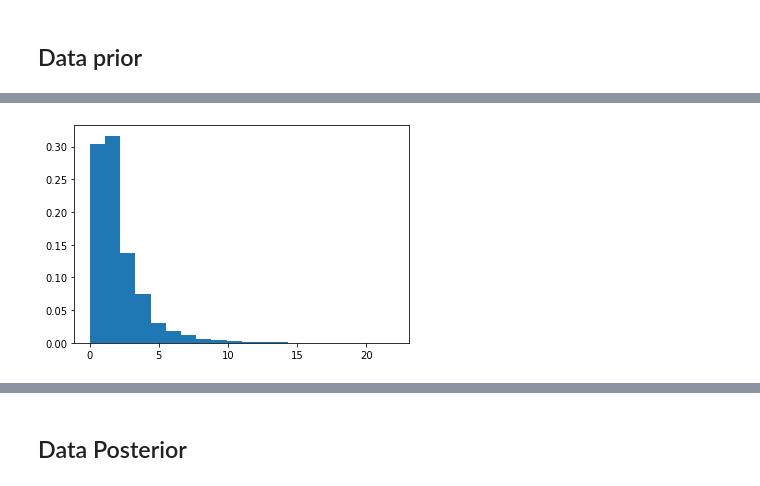
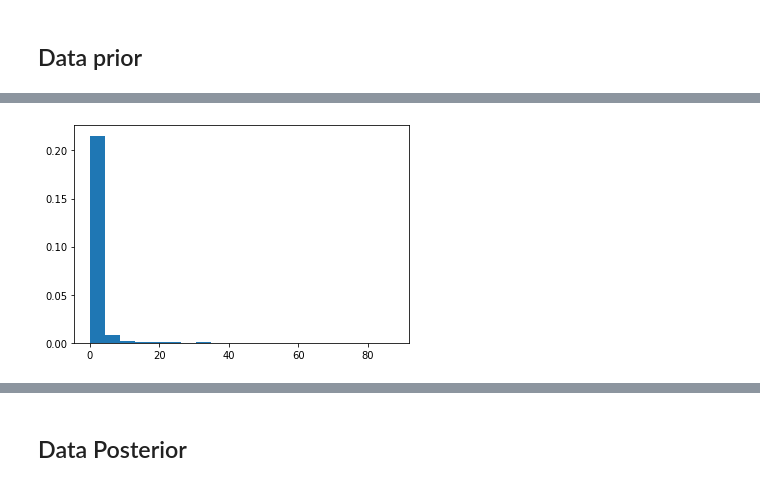
Before and after one commit to SzewczykSzy/DA_Project, a Jupyter notebook: notebook/classification_of_post-vaccination_deaths.ipynb, the cells around one changed output, grey strips where cells are left out. Saved outputs shown, nothing was run; the diff lists cells and outputs as text; code cells hidden in the pictures.

```diff
--- a/notebook/classification_of_post-vaccination_deaths.ipynb
+++ b/notebook/classification_of_post-vaccination_deaths.ipynb
@@ -562,3 +578,5 @@ plt.show()
 [figure]
 # %% [markdown]
 ## Data prior
+# %%
+model_2_ppc_real = CmdStanModel(stan_file='../models/model_2_prior_real.stan')
@@ -571,7 +592,7 @@ dict = {
         "hospital_days" : df["HOSPDAYS"]
 }
 
-sim_data_real_2 = model_2_ppc.sample(data=dict,
+sim_data_real_2 = model_2_ppc_real.sample(data=dict,
                         iter_sampling=R,
                         iter_warmup=1,
                         refresh=R,
@@ -594,8 +615,9 @@ e_2_2 = sim_data_real_2.stan_variable("e")
 f_2_2 = sim_data_real_2.stan_variable("f")
 # %%
-death_pred_real_2 = np.mean(death_pred_prior_2_2, axis=0)
+death_pred_real_2_mean = np.mean(death_pred_prior_2_2, axis=0)
+death_pred_real_2_flat = death_pred_prior_2_2.flatten()
 p_2_2 = np.mean(p_2_2, axis=0)
 
-print(death_pred_real_2.mean())
+print(death_pred_real_2_mean.mean())
 print(df["DIED"].mean())
 # %% [output]
@@ -608,7 +652,7 @@ array([0.018, 0.011, 0.011, ..., 0.012, 0.015, 0.007])
 # %%
-plt.hist(death_pred_real_2*100, bins=20, density=True)
+plt.hist(death_pred_real_2_mean*100, bins=20, density=True)
 # plt.hist(p_1_2, density=True)
 # plt.hist(df["DIED"], density=True)
 plt.show()
 # %% [output]
-[figure, old version]
+[figure, new version]
```
Also changed, not shown: parts of 48 cells of this notebook, 16 other files.
